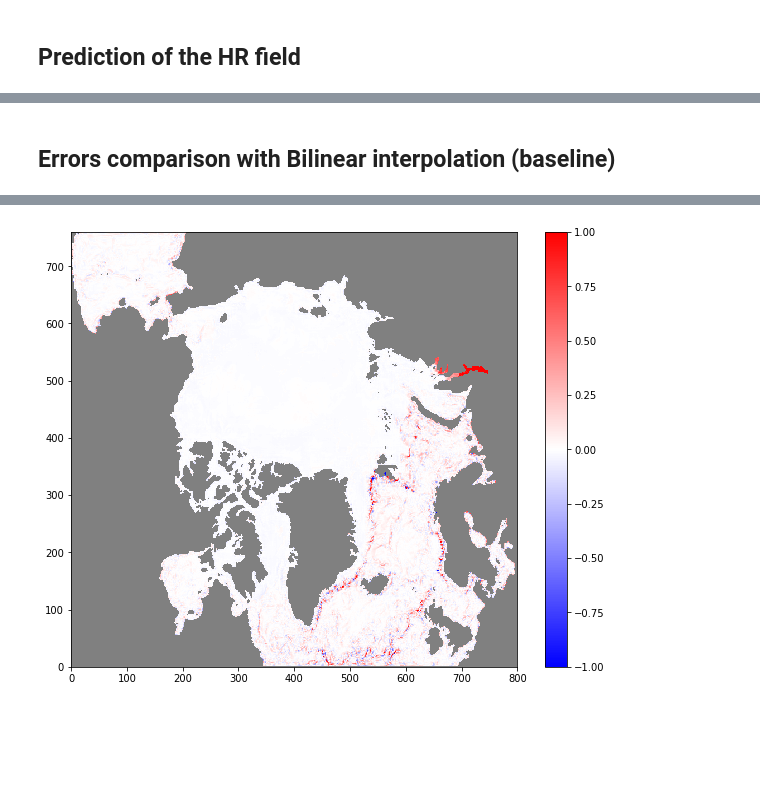
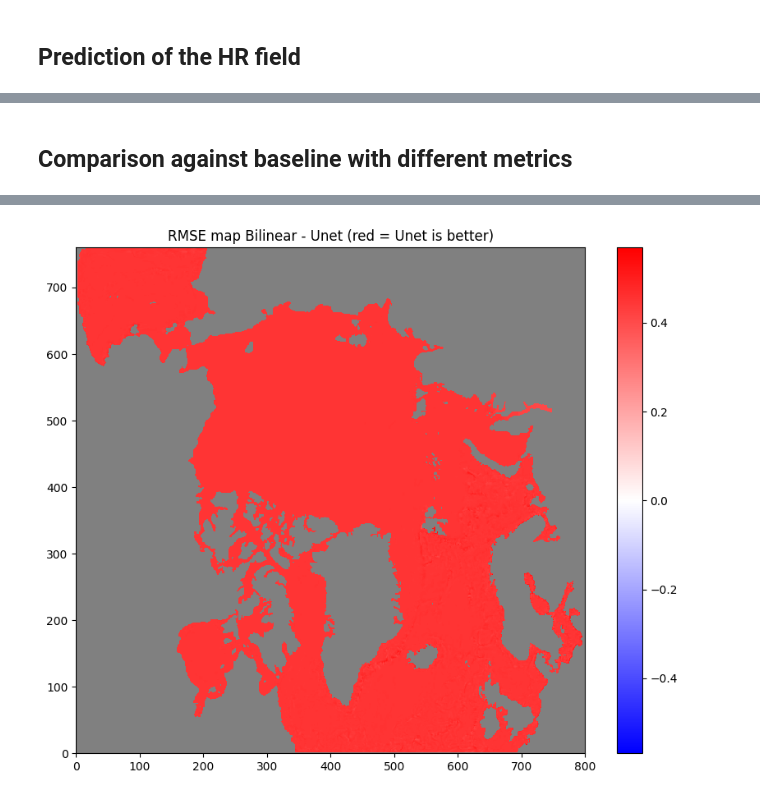
Before and after one commit to neccton-algo/Neccton_Super_Resolution, a Jupyter notebook: Test_ResUnet.ipynb, the cells around one changed output, grey strips where cells are left out. Saved outputs shown, nothing was run; the diff lists cells and outputs as text; code cells hidden in the pictures; blank space fills up the shorter version.

```diff
--- a/Test_ResUnet.ipynb
+++ b/Test_ResUnet.ipynb
@@ -157,13 +158,13 @@ print(f'number of testing days: {len(dates_test)}')
 paths = {}
 root_data_dir = 'data'
 # Path to the low resolution upsampled data and residuals data
-paths["data_residuals"] = os.path.join(root_data_dir,"residuals")
+paths["data_residuals"] = os.path.join(root_data_dir,"Residuals")
 paths["data_LR_upsampled"] = os.path.join(root_data_dir,"LR_upsampled")
 # Path to the standardization files containing the mean / variance of the field
 # for normalization
 paths["standard"] = root_data_dir
-file_standardization_res = os.path.join(paths["standard"],"standard_residuals.h5")
-file_standardization_LR_upsampled = os.path.join(paths["standard"],"standard_LR_upsampled.h5")
+file_standardization_res = os.path.join(paths["data_residuals"],"standard_residuals.h5")
+file_standardization_LR_upsampled = os.path.join(paths["data_LR_upsampled"],"standard_LR_upsampled.h5")
 
 # Path for the model weights
 paths["model_weights"] = 'Weights/'
@@ -206,8 +207,7 @@ params_test = {"list_predictors": model_params["list_predictors"],
                 "standard_res": standard_res,
                 "standard_LR_upsampled": standard_LR_upsampled,
                 "batch_size": model_params["batch_size"],
-                "path_forcings": paths["forcings"],
-                "path_data_res": paths["data_residuals"],
+                "path_data_res": paths["data_residhosteuals"],
                 "path_data_LR_upsampled": paths["data_LR_upsampled"],
                 "dim": model_params["dim"],
                 "cropped_dim": model_params["cropped_dim"],
@@ -311,39 +298,48 @@ plot_fld('Residuals prediction', predict, -2, 2)#, 2.5, -4)
-# %% [markdown]
-## Errors comparison with Bilinear interpolation (baseline)
+# %% [markdown]
+## Comparison against baseline with different metrics
 # %%
 # Compute bias
-bias = np.mean(y) - np.mean(predict)
-print('Bias:', bias)
-
-# Correlation coefficients
-correlation_coefficient_prediction = np.corrcoef(prediction_reconstructed.flatten(), y.flatten())[0, 1]
-correlation_coefficient_bilinear = np.corrcoef(X.flatten(), y.flatten())[0, 1]
-print("Correlation Coefficient between prediction and truth:")
-print(correlation_coefficient_prediction)
-print("Correlation Coefficient between Bilinear interpolation and truth:")
-print(correlation_coefficient_bilinear)
+bias_pred = np.mean(y) - np.mean(predict)
+bias_interp = np.mean(y)
+print('Bias between Unet prediction and truth: {:.4e}'.format(bias_pred))
+print('Bias between Bilinear interpolation and truth: {:.4e}'.format(bias_interp))
+if abs(bias_pred) < abs(bias_interp):
+    bias_result = "Unet Prediction"
+else:
+    bias_result = "Bilinear Interpolation"
+print('Bias:', bias_result, 'has the better result.')
+print()
 
 # MSE
 mse_upsample = np.mean(np.square(y)) # truth - LR_upsampled = truth - X = y
 mse_unet = np.mean(np.square(y - predict)) # truth - prediction_reconstructed = y + X - (pred + X) = y - pred
-print('mse upsample', mse_upsample)
-print('mse unet', mse_unet)
+print('MSE between Unet prediction and truth: {:.4e}'.format(mse_unet))
+print('MSE between Bilinear interpolation and truth {:.4e}'.format(mse_upsample))
+if mse_upsample > mse_unet:
+    mse_result = "Unet Prediction"
+else:
+    mse_result = "Bilinear Interpolation"
+print('MSE:', mse_result, 'has the better result.')
+print()
 
 # Peak Signal to Noise Ration
 psnr_upsample = 10*np.log(255**2/mse_upsample)
 psnr_unet = 10*np.log(255**2/mse_unet)
-print('psnr upsample', psnr_upsample)
-print('psnr unet', psnr_unet)
-
-# MAE on unnormalized images
-mae_upsample = np.mean(np.abs(y))
-mae_unet = np.mean(np.abs(y - predict))
-print('mae upsample', mae_upsample)
-print('mae unet', mae_unet)
+print('PSNR Unet prediction {:.3f}'.format(psnr_unet))
+print('PSNR  Bilinear interpolation {:.3f}'.format(psnr_upsample))
+print('PSNR between Unet prediction and truth: {:.4e}'.format(psnr_unet))
+print('PSNR between Bilinear interpolation and truth {:.4e}'.format(psnr_upsample))
+if psnr_unet > psnr_upsample:
+    psnr_result = "Unet Prediction"
+else:
+    psnr_result = "Bilinear Interpolation"
+print('PSNR:', psnr_result, 'has the better result.')
+print()
 
 #RMSE MAP
 RMSE_MAP_upsample = np.sqrt(np.square(y))
 RMSE_MAP_unet = np.sqrt(np.square(y - predict))
-RMSE_MAP = RMSE_MAP_upsample - RMSE_MAP_unet
-plot_res('',RMSE_MAP,1)
+RMSE_MAP = RMSE_MAP_upsample - RMSE_MAP_unet # Red means RMSE_MAP_upsample > RMSE_MAP_unet
+                                             # meaning better results for the Unet
+plot_res('RMSE map Bilinear - Unet (red = Unet is better)',RMSE_MAP_upsample)
 # %% [output]
@@ -354,3 +359,3 @@ mae unet 0.05656752551329172
-[figure, old version]
+[figure, new version]
 # %%
 # SSIM loss (requires to get the normalized images)
```
Also changed, not shown: parts of 23 cells of this notebook.
